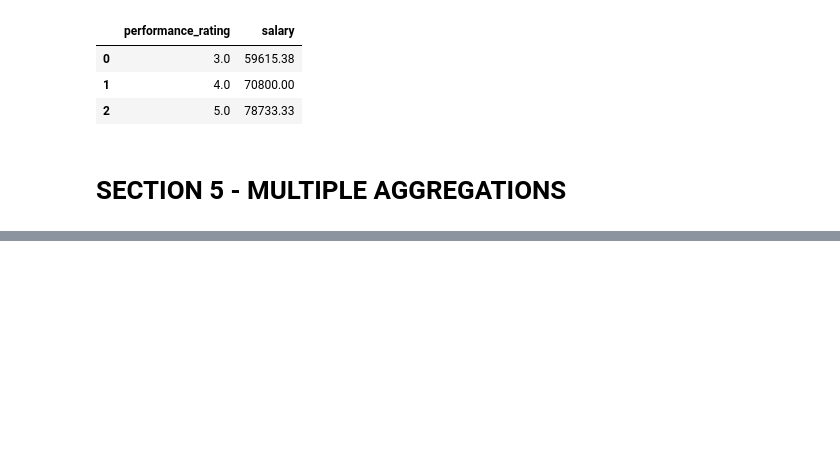
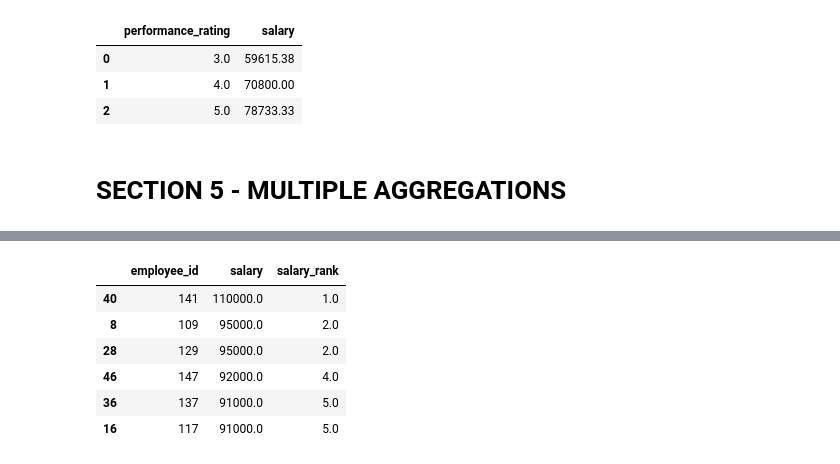
Before and after one commit to Vasista-G/GoogleCollab_Python, a Jupyter notebook: Pandaslearn.ipynb, the cells around one changed output, grey strips where cells are left out. Saved outputs shown, nothing was run; the diff lists cells and outputs as text; code cells hidden in the pictures; blank space fills up the shorter version.

```diff
--- a/Pandaslearn.ipynb
+++ b/Pandaslearn.ipynb
@@ -193,0 +258,12 @@ emp.groupby("performance_rating")["salary"].mean().round(2).reset_index()
+# %%
+#Find the top 5 employees based on salary.
+
+emp[emp["salary_rank"] <= 5][["employee_id", "salary", "salary_rank"]].sort_values(by = "salary_rank")
+# %% [output]
+|  | employee_id | salary | salary_rank |
+| 40 | 141 | 110000.0 | 1.0 |
+| 8 | 109 | 95000.0 | 2.0 |
+| 28 | 129 | 95000.0 | 2.0 |
+| 46 | 147 | 92000.0 | 4.0 |
+| 36 | 137 | 91000.0 | 5.0 |
+| 16 | 117 | 91000.0 | 5.0 |
```
Also changed, not shown: parts of 7 cells of this notebook.
